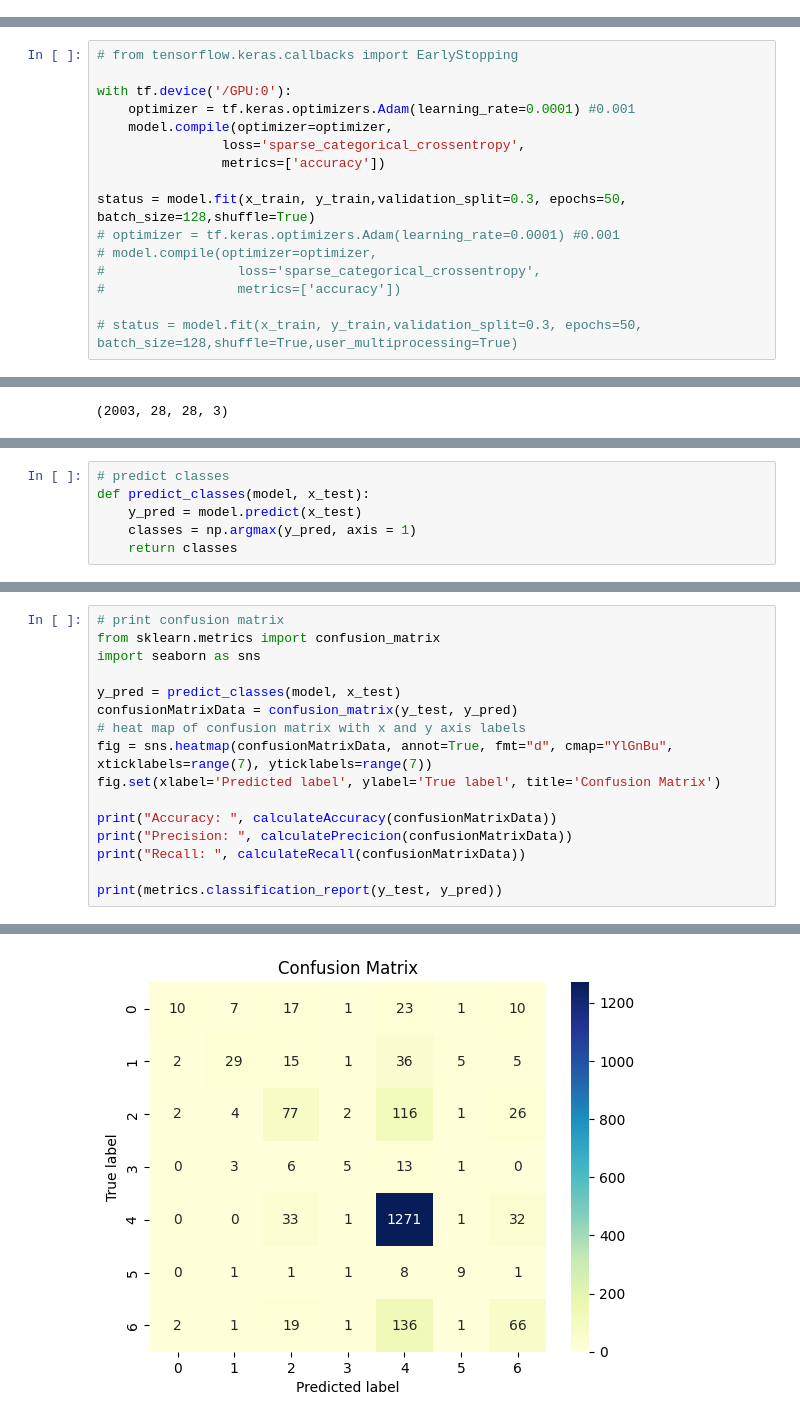
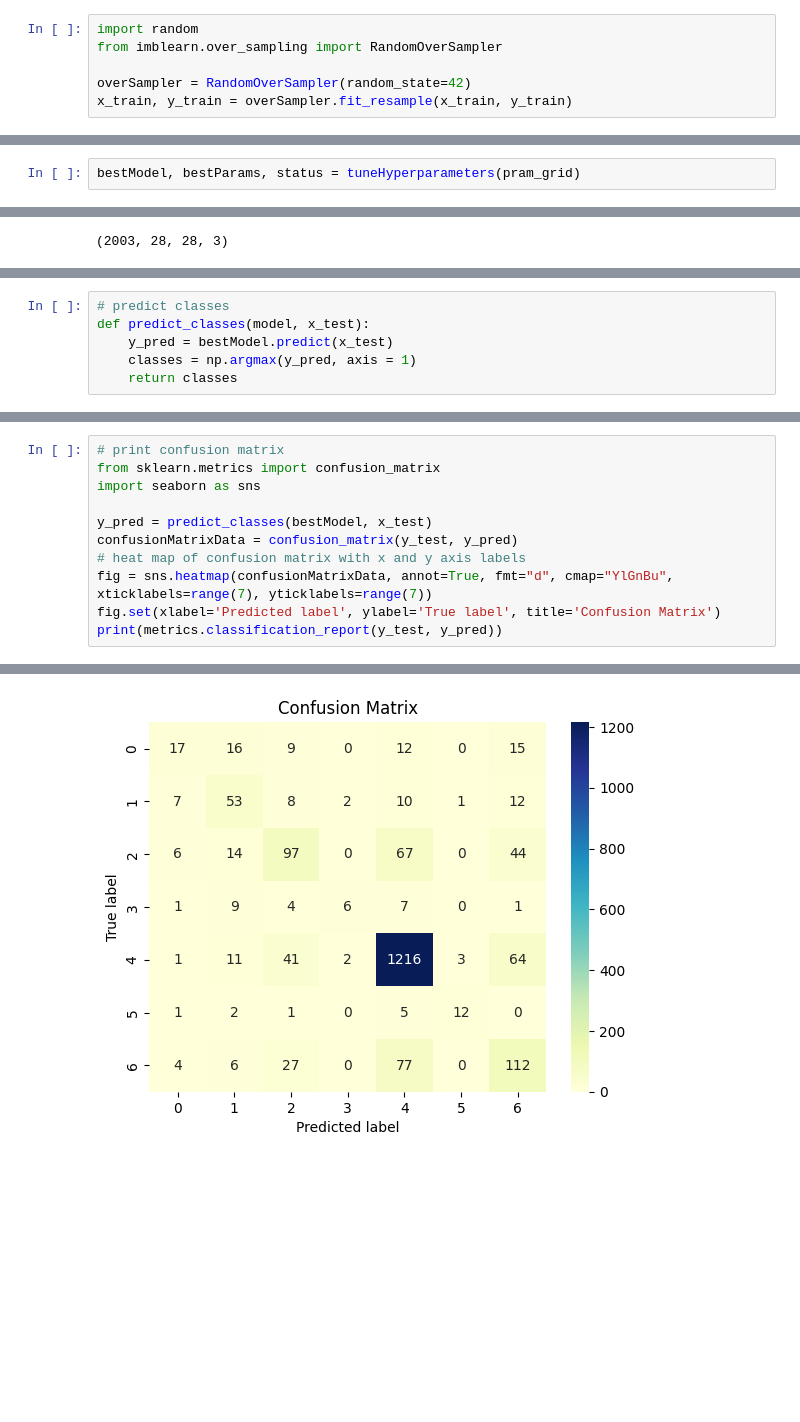
Before and after one commit to Lazer430/DL-A2, a Jupyter notebook: Task1/task1.ipynb, the cells around one changed output, grey strips where cells are left out. Cells and saved outputs as stored; diff of their text form; blank space fills up the shorter version.

```diff
--- a/Task1/task1.ipynb
+++ b/Task1/task1.ipynb
@@ -54,0 +81,6 @@ y_train shape:  (8012,)
+# %%
+import random
+from imblearn.over_sampling import RandomOverSampler
+
+overSampler = RandomOverSampler(random_state=42)
+x_train, y_train = overSampler.fit_resample(x_train, y_train)
@@ -131,16 +192,0 @@ _________________________________________________________________
-# %%
-# from tensorflow.keras.callbacks import EarlyStopping
-
-with tf.device('/GPU:0'):
-    optimizer = tf.keras.optimizers.Adam(learning_rate=0.0001) #0.001
-    model.compile(optimizer=optimizer,
-                loss='sparse_categorical_crossentropy',
-                metrics=['accuracy'])
-
-status = model.fit(x_train, y_train,validation_split=0.3, epochs=50, batch_size=128,shuffle=True)
-# optimizer = tf.keras.optimizers.Adam(learning_rate=0.0001) #0.001
-# model.compile(optimizer=optimizer,
-#                 loss='sparse_categorical_crossentropy',
-#                 metrics=['accuracy'])
-
-# status = model.fit(x_train, y_train,validation_split=0.3, epochs=50, batch_size=128,shuffle=True,user_multiprocessing=True)
@@ -170,0 +193,2 @@ Epoch 50/50
+# %%
+bestModel, bestParams, status = tuneHyperparameters(pram_grid)
@@ -191,7 +324,7 @@ with tf.device('/GPU:0'):
 # %%
 # predict classes
 def predict_classes(model, x_test):
-    y_pred = model.predict(x_test)
+    y_pred = bestModel.predict(x_test)
     classes = np.argmax(y_pred, axis = 1)
     return classes
 # %%
@@ -226,15 +339,10 @@ def calculateRecall(comfusionMatrix):
 from sklearn.metrics import confusion_matrix
 import seaborn as sns
 
-y_pred = predict_classes(model, x_test)
+y_pred = predict_classes(bestModel, x_test)
 confusionMatrixData = confusion_matrix(y_test, y_pred)
 # heat map of confusion matrix with x and y axis labels
 fig = sns.heatmap(confusionMatrixData, annot=True, fmt="d", cmap="YlGnBu", xticklabels=range(7), yticklabels=range(7))
 fig.set(xlabel='Predicted label', ylabel='True label', title='Confusion Matrix')
-
-print("Accuracy: ", calculateAccuracy(confusionMatrixData))
-print("Precision: ", calculatePrecicion(confusionMatrixData))
-print("Recall: ", calculateRecall(confusionMatrixData))
-
 print(metrics.classification_report(y_test, y_pred))
 # %% [output]
@@ -258 +363 @@ weighted avg       0.70      0.73      0.70      2003
-[figure, old version]
+[figure, new version]
```
Also changed, not shown: parts of 25 cells of this notebook, 1 other file.
